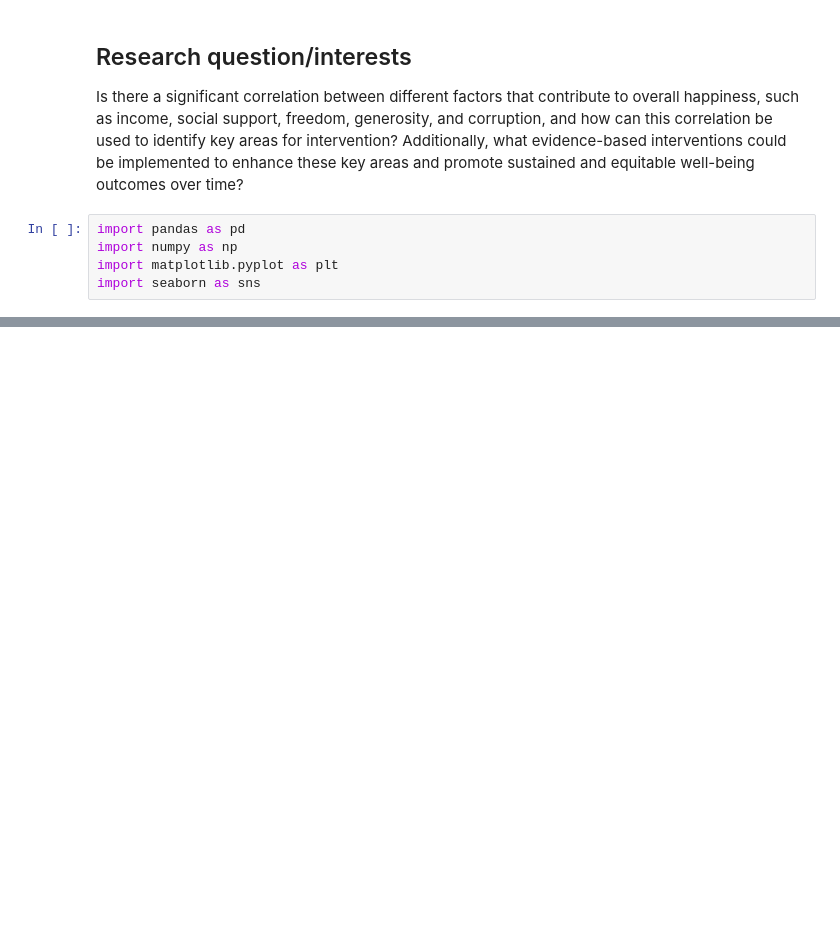
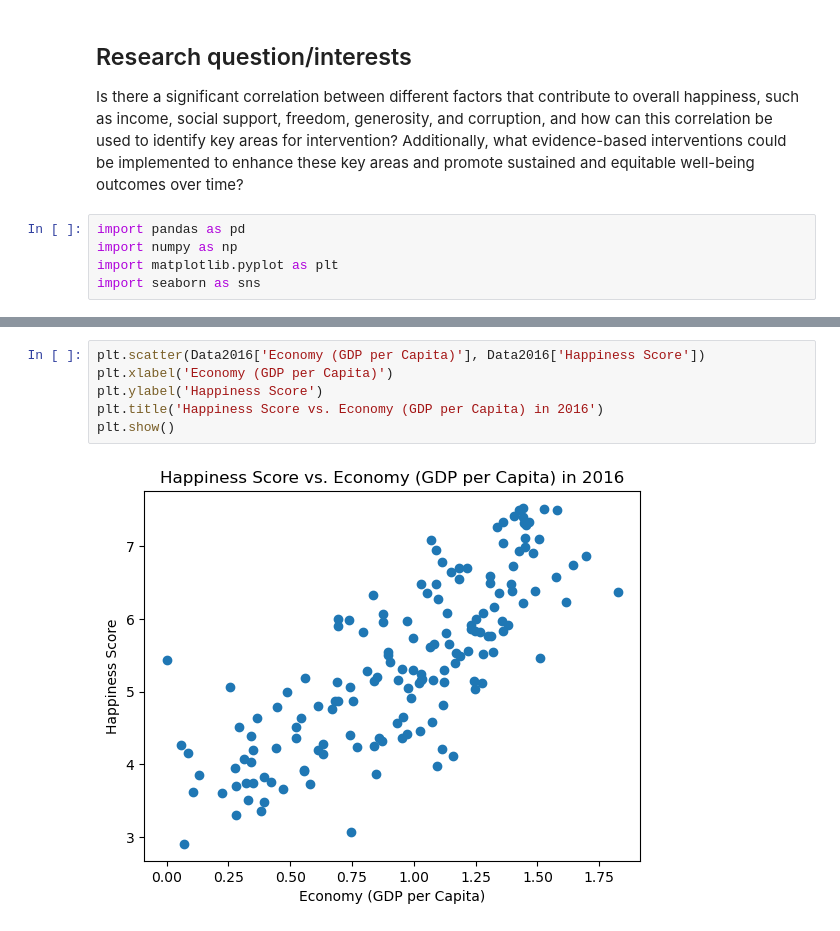
Before and after one commit to ubco-W2022T2-data301/project-group-group100, a Jupyter notebook: analysis/analysis1.ipynb, the cells around one changed output, grey strips where cells are left out. Cells and saved outputs as stored; diff of their text form; blank space fills up the shorter version.

```diff
--- a/analysis/analysis1.ipynb
+++ b/analysis/analysis1.ipynb
@@ -19,0 +28,8 @@ Raw_Data_2022 = pd.read_csv('../data/raw/Raw Data/2022.csv')
+# %%
+plt.scatter(Data2016['Economy (GDP per Capita)'], Data2016['Happiness Score'])
+plt.xlabel('Economy (GDP per Capita)')
+plt.ylabel('Happiness Score')
+plt.title('Happiness Score vs. Economy (GDP per Capita) in 2016')
+plt.show()
+# %% [output]
+[figure, added]
```
Also changed, not shown: parts of 7 cells of this notebook, 1 other file.
